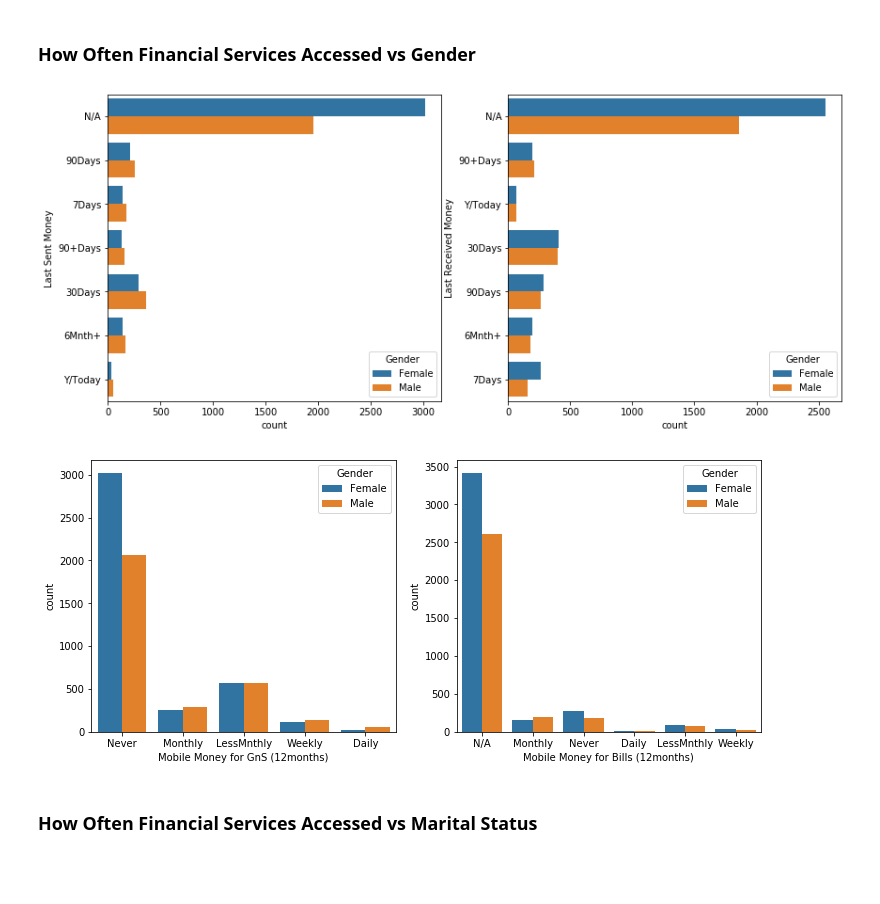
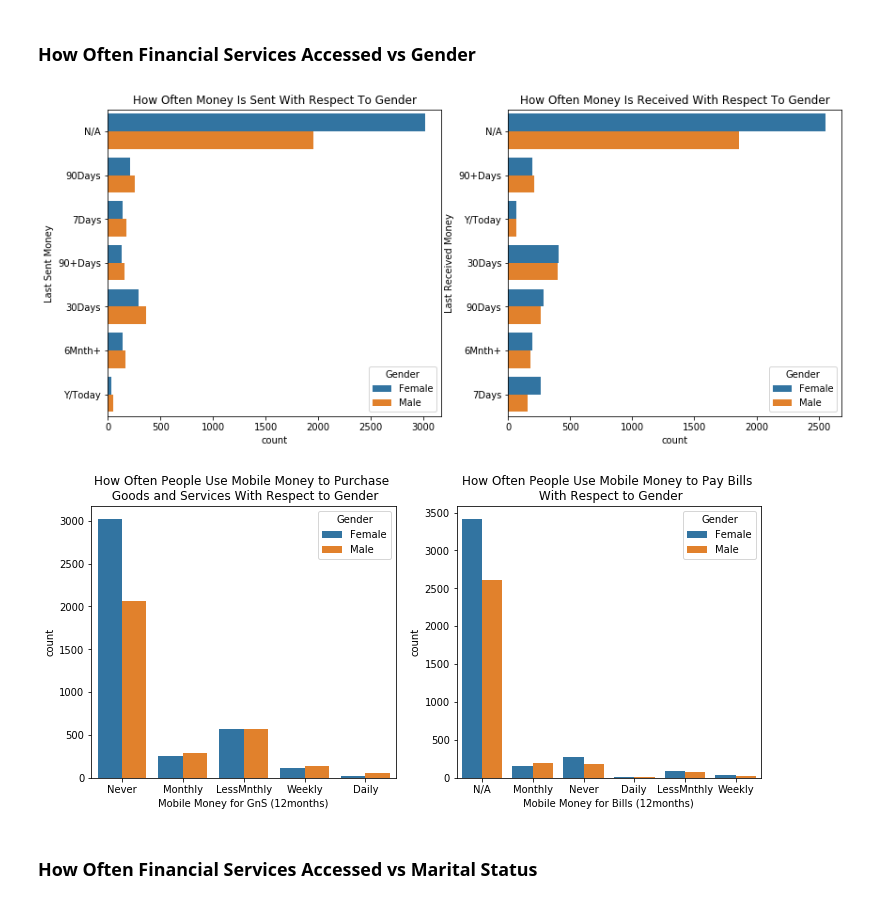
Before and after one commit to PhathuAuti/tanzania-data-viz, a Jupyter notebook: Final Draft Tanzania Data Viz.ipynb, the cells around one changed output. Cells and saved outputs as stored; diff of their text form; code cells hidden in the pictures; blank space fills up the shorter version.

```diff
--- a/Final Draft Tanzania Data Viz.ipynb
+++ b/Final Draft Tanzania Data Viz.ipynb
@@ -222,17 +228,21 @@ fig.show()
 # %%
 fig, ax =plt.subplots(1, 2, figsize = (14, 6))
 sns.countplot(y = "Last Sent Money", hue = "Gender", data = mob_money, ax=ax[0])
 sns.countplot(y = "Last Received Money", hue = "Gender", data = mob_money, ax=ax[1])
+ax[0].set_title("How Often Money Is Sent With Respect To Gender")
+ax[1].set_title("How Often Money Is Received With Respect To Gender")
 fig.show()
 # %% [output]
-[figure, old version]
+[figure, new version]
 # %%
 fig, ax =plt.subplots(1, 2, figsize = (12, 5))
 sns.countplot(x = "Mobile Money for GnS (12months)", hue = "Gender", data = mob_money, ax=ax[0])
 sns.countplot(x = "Mobile Money for Bills (12months)", hue = "Gender", data = mob_money, ax=ax[1])
+ax[0].set_title("How Often People Use Mobile Money to Purchase \n Goods and Services With Respect to Gender")
+ax[1].set_title("How Often People Use Mobile Money to Pay Bills \n With Respect to Gender")
 fig.show()
 # %% [output]
-[figure, old version]
+[figure, new version]
 # %% [markdown]
 ### How Often Financial Services Accessed vs Marital Status
 # %%
```
Also changed, not shown: parts of 7 cells of this notebook.
